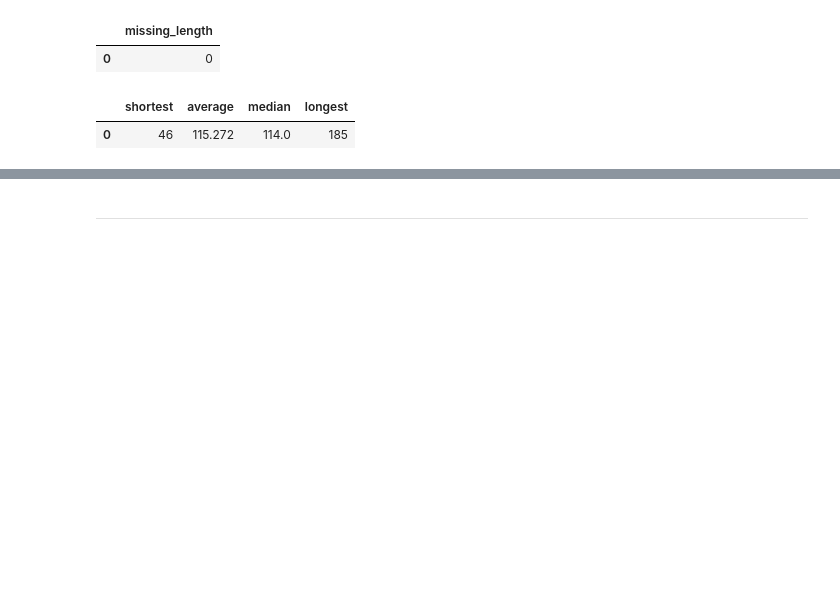
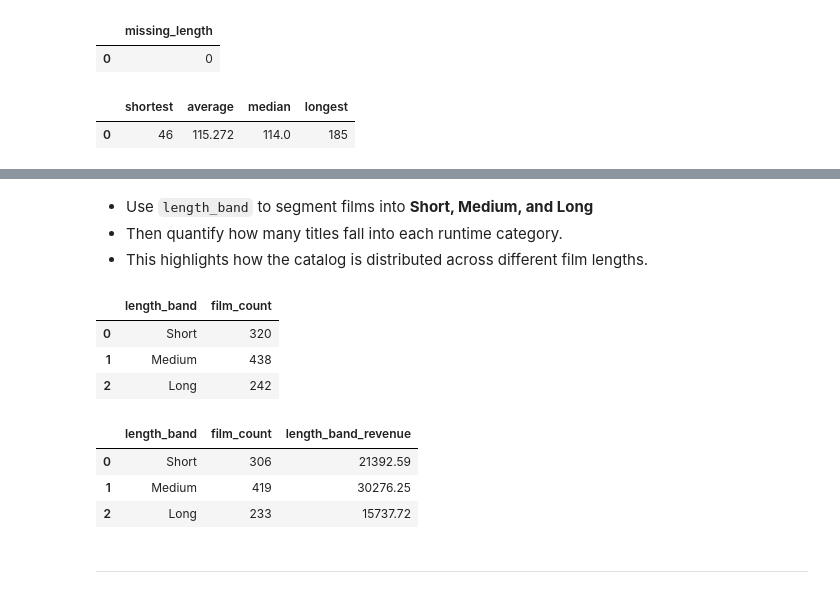
Before and after one commit to Akina-Aoki/sql_lab1_aira_franco, a Jupyter notebook: duckdb_pandas.ipynb, the cells around one changed output, grey strips where cells are left out. Drawn from its saved outputs; the diff is of its cells as text; code cells hidden in the pictures; blank space fills up the shorter version.

```diff
--- a/duckdb_pandas.ipynb
+++ b/duckdb_pandas.ipynb
@@ -198,3 +228,61 @@ result_c
+# %% [markdown]
+- Use `length_band` to segment films into **Short, Medium, and Long**
+- Then quantify how many titles fall into each runtime category.
+- This highlights how the catalog is distributed across different film lengths.
+# %%
+duckdb.sql("""--sql
+WITH film_band AS (
+    SELECT film_id, title, length,
+        CASE
+            WHEN length < 90 THEN 'Short'
+            WHEN length BETWEEN 90 AND 150 THEN 'Medium'
+            ELSE 'Long'
+        END AS length_band
+    FROM film)
+
+SELECT
+    length_band, COUNT(*) AS film_count
+FROM film_band
+GROUP BY length_band
+ORDER BY length_band DESC;
+""").df()
+# %% [output]
+|  | length_band | film_count |
+| 0 | Short | 320 |
+| 1 | Medium | 438 |
+| 2 | Long | 242 |
+# %%
+# Final Query, added revenue, SELECT length_band, film_count, length_band_revenue into final result
+duckdb.sql("""--sql
+WITH film_band AS (
+    SELECT f.film_id, f.title, f.length,
+        CASE
+            WHEN f.length < 90 THEN 'Short'
+            WHEN f.length BETWEEN 90 AND 150 THEN 'Medium'
+            ELSE 'Long'
+        END AS length_band
+    FROM film f),
+
+revenue AS (
+    SELECT
+        fb.length_band,
+        COUNT(DISTINCT fb.film_id) AS film_count,
+        SUM(p.amount) AS length_band_revenue
+    FROM film_band fb
+    JOIN inventory i ON fb.film_id = i.film_id
+    JOIN rental r    ON i.inventory_id = r.inventory_id
+    JOIN payment p   ON r.rental_id = p.rental_id
+    GROUP BY fb.length_band)
+
+SELECT length_band, film_count, length_band_revenue
+FROM revenue
+ORDER BY length_band DESC;
+""").df()
+# %% [output]
+|  | length_band | film_count | length_band_revenue |
+| 0 | Short | 306 | 21392.59 |
+| 1 | Medium | 419 | 30276.25 |
+| 2 | Long | 233 | 15737.72 |
 # %% [markdown]
 ----------------------------------------------------------------------------------------------------------------------------------------------
 # %% [markdown]
```
Also changed, not shown: parts of 22 cells of this notebook.
